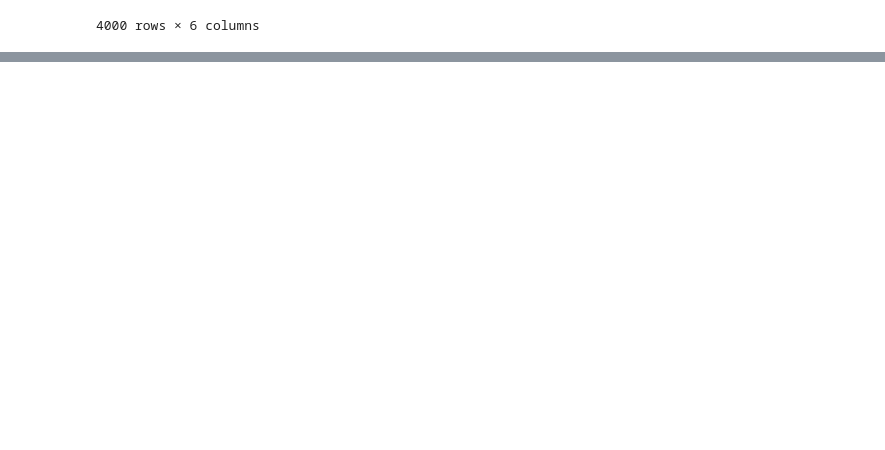
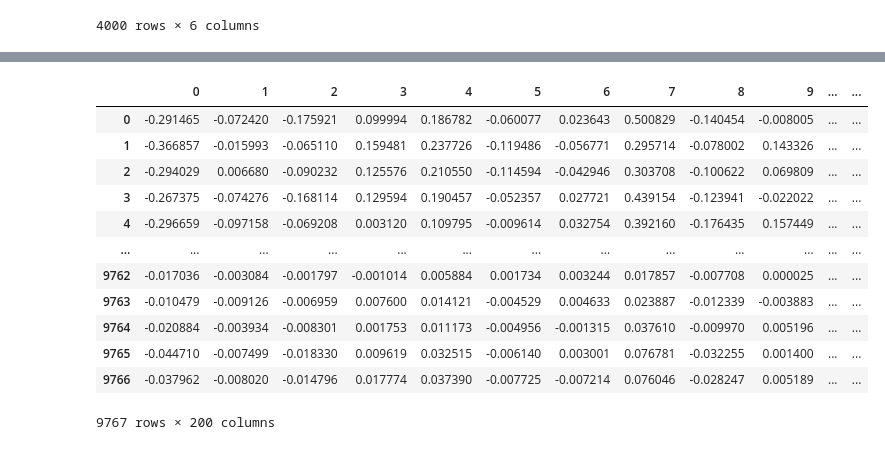
Before and after one commit to ardianto86/hscode-classification, a Jupyter notebook: HSCodeClassification1.ipynb, the cells around one changed output, grey strips where cells are left out. Drawn from its saved outputs; the diff is of its cells as text; code cells hidden in the pictures; blank space fills up the shorter version.

Commit message:
Include one hot encoding and word2vec, require further verification

```diff
--- a/HSCodeClassification1.ipynb
+++ b/HSCodeClassification1.ipynb
@@ -261,5 +276,5 @@ df.head(4000)
 # %%
-# TODO: import the tokens of each chapter the Word2Vec for that chapter..
+from gensim.models import word2vec
 
-# websites to refer:
-# https://towardsdatascience.com/multiclass-classification-with-word-bags-and-word-sequences-4fffd4d62e0c
+arr = df['tokens'].to_numpy()
+pd.DataFrame(arr)
@@ -265,0 +295,23 @@ df.head(4000)
+# %%
+embedding_size = 30    #Dictionaries with up to 40,000 words
+min_count = 1    # Use only words that occur at least n times
+
+w2v_model = word2vec.Word2Vec(arr,min_count=1,vector_size= 200,workers=3, window =10, sg = 1)
+w2v_weight = w2v_model.wv.vectors
+
+#type(w2v_model)
+pd.DataFrame(w2v_weight)
+# %% [output]
+|  | 0 | 1 | 2 | 3 | 4 | 5 | 6 | 7 | 8 | 9 | ... | ... |
+| 0 | -0.291465 | -0.072420 | -0.175921 | 0.099994 | 0.186782 | -0.060077 | 0.023643 | 0.500829 | -0.140454 | -0.008005 | ... | ... |
+| 1 | -0.366857 | -0.015993 | -0.065110 | 0.159481 | 0.237726 | -0.119486 | -0.056771 | 0.295714 | -0.078002 | 0.143326 | ... | ... |
+| 2 | -0.294029 | 0.006680 | -0.090232 | 0.125576 | 0.210550 | -0.114594 | -0.042946 | 0.303708 | -0.100622 | 0.069809 | ... | ... |
+| 3 | -0.267375 | -0.074276 | -0.168114 | 0.129594 | 0.190457 | -0.052357 | 0.027721 | 0.439154 | -0.123941 | -0.022022 | ... | ... |
+| 4 | -0.296659 | -0.097158 | -0.069208 | 0.003120 | 0.109795 | -0.009614 | 0.032754 | 0.392160 | -0.176435 | 0.157449 | ... | ... |
+| ... | ... | ... | ... | ... | ... | ... | ... | ... | ... | ... | ... | ... |
+| 9762 | -0.017036 | -0.003084 | -0.001797 | -0.001014 | 0.005884 | 0.001734 | 0.003244 | 0.017857 | -0.007708 | 0.000025 | ... | ... |
+| 9763 | -0.010479 | -0.009126 | -0.006959 | 0.007600 | 0.014121 | -0.004529 | 0.004633 | 0.023887 | -0.012339 | -0.003883 | ... | ... |
+| 9764 | -0.020884 | -0.003934 | -0.008301 | 0.001753 | 0.011173 | -0.004956 | -0.001315 | 0.037610 | -0.009970 | 0.005196 | ... | ... |
+| 9765 | -0.044710 | -0.007499 | -0.018330 | 0.009619 | 0.032515 | -0.006140 | 0.003001 | 0.076781 | -0.032255 | 0.001400 | ... | ... |
+| 9766 | -0.037962 | -0.008020 | -0.014796 | 0.017774 | 0.037390 | -0.007725 | -0.007214 | 0.076046 | -0.028247 | 0.005189 | ... | ... |
+9767 rows × 200 columns
```
Also changed, not shown: parts of 8 cells of this notebook.
